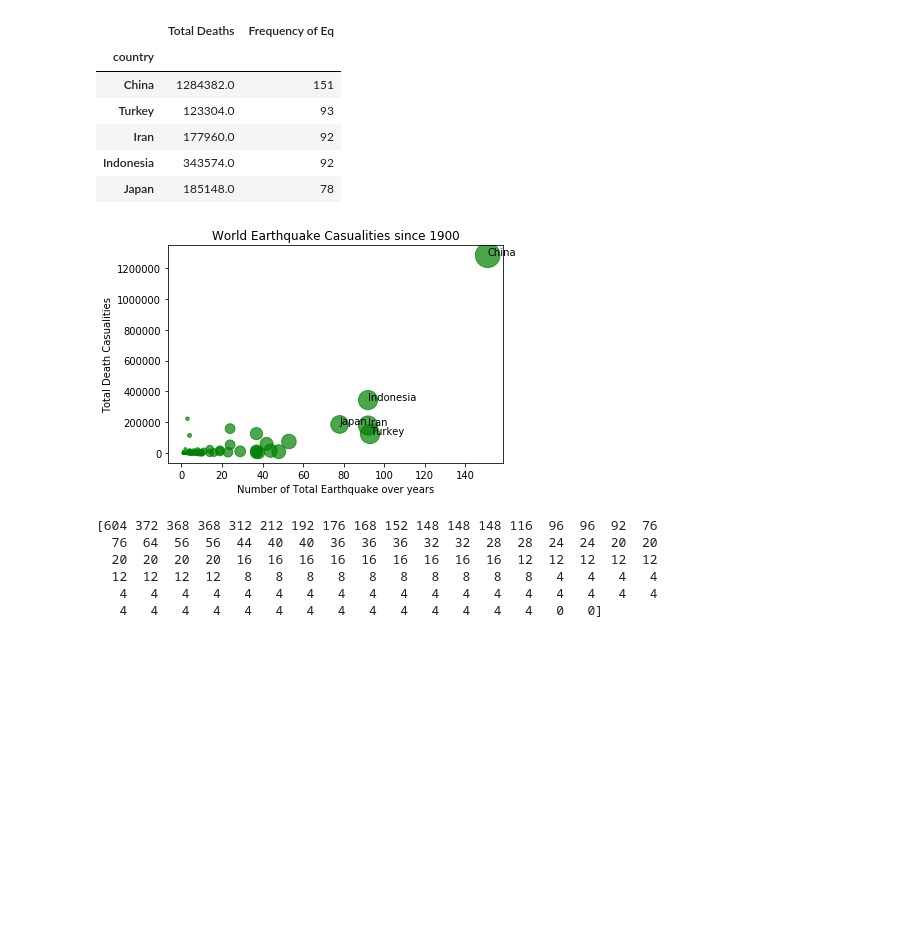
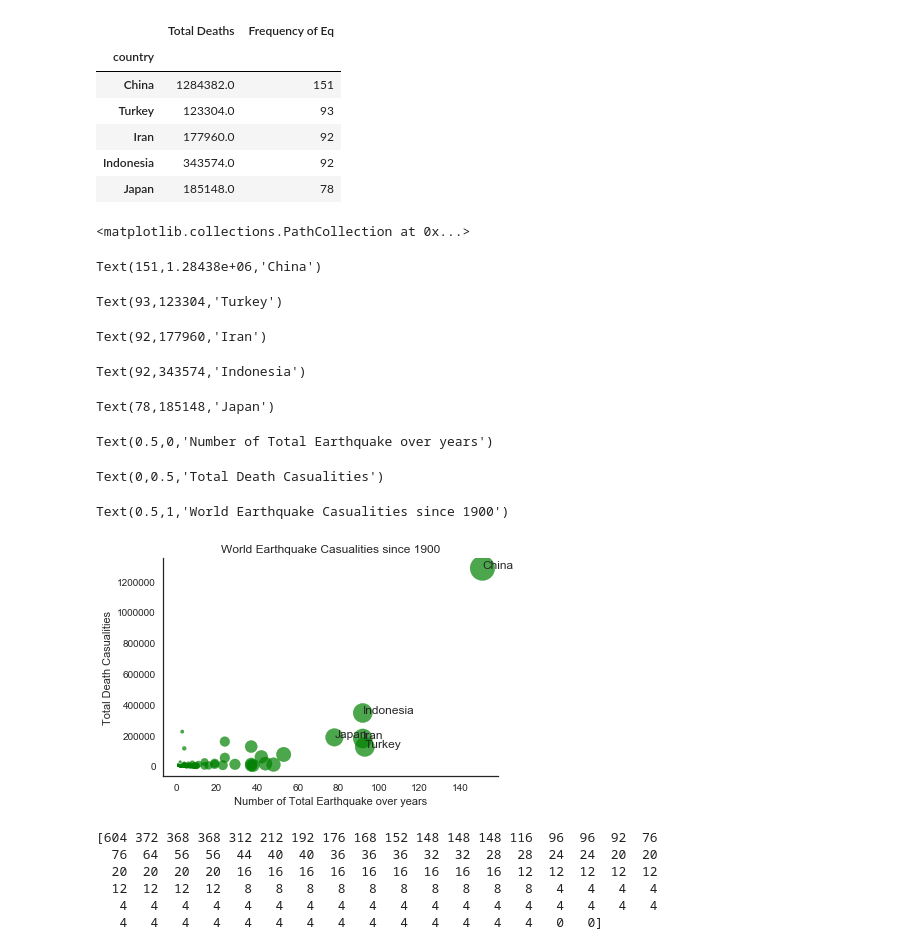
Before and after one commit to smitamisra/StrikingRobo_Earthquakes, a Jupyter notebook: DG_DQ3.ipynb, the cells around one changed output. Drawn from its saved outputs; the diff is of its cells as text; code cells hidden in the pictures; blank space fills up the shorter version.

```diff
--- a/DG_DQ3.ipynb
+++ b/DG_DQ3.ipynb
@@ -564,0 +636,3 @@ plt.show()
+# %%
+sns.set()
+plt.scatter(earthquakes['Percapita_GDP'], earthquakes['Total Deaths'])
@@ -708,21 +780,33 @@ EQ_Casualities.head()
 # %%
 import seaborn as sns
 # %%
+sns.set()
+sns.set_style("white")
 np_death=np.array(EQ_Casualities['Frequency of Eq'])
 np_death=np_death*4
 plt.scatter(EQ_Casualities['Frequency of Eq'], EQ_Casualities['Total Deaths'],s=np_death, color='green', alpha=0.7)
 plt.text(151, 1284382.0, 'China')
 plt.text(93, 123304.0, 'Turkey')
 plt.text(92, 177960.0, 'Iran')
 plt.text(92, 343574.0, 'Indonesia')
 plt.text(78, 185148.0, 'Japan')
 plt.xlabel('Number of Total Earthquake over years')
 plt.ylabel('Total Death Casualities')
 plt.title('World Earthquake Casualities since 1900')
 #plt.grid(True)
+sns.despine()
 plt.show()
 # %% [output]
+<matplotlib.collections.PathCollection at 0x...>
+Text(151,1.28438e+06,'China')
+Text(93,123304,'Turkey')
+Text(92,177960,'Iran')
+Text(92,343574,'Indonesia')
+Text(78,185148,'Japan')
+Text(0.5,0,'Number of Total Earthquake over years')
+Text(0,0.5,'Total Death Casualities')
+Text(0.5,1,'World Earthquake Casualities since 1900')
-[figure, old version]
+[figure, new version]
 # %%
 print(np_death)
 # %% [output]
```
Also changed, not shown: parts of 36 cells of this notebook, 1 other file.
